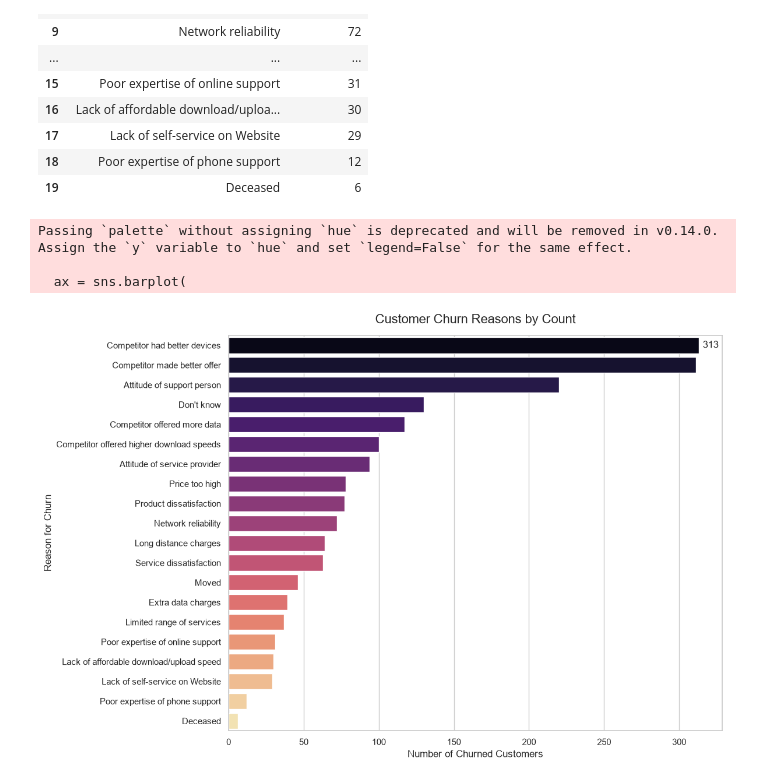
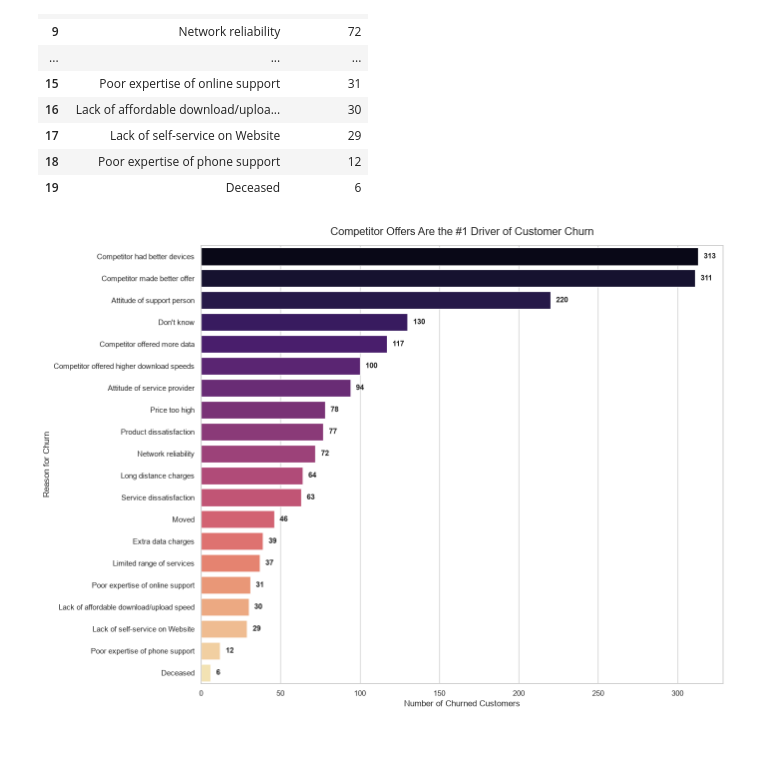
Before and after one commit to OmSoni-1/customer_retention_platform, a Jupyter notebook: notebooks/03_eda.ipynb, the cells around one changed output. Cells and saved outputs as stored; diff of their text form; code cells hidden in the pictures; blank space fills up the shorter version.

Commit message:
Completed 4 visualizations and moved from Azure to Postgres

```diff
--- a/notebooks/03_eda.ipynb
+++ b/notebooks/03_eda.ipynb
@@ -167,7 +119,7 @@ Passing `palette` without assigning `hue` is deprecated and will be removed in v
   sns.barplot(data=tenure_band_kpi_df, x=tenure_band_kpi_df["tenure_band"], y=tenure_band_kpi_df["churn_rate_percentage"], palette="Paired")
 [figure]
 # %%
-churn_reason_df = pd.read_sql("Select churn_reason, COUNT(customer_id) countchurn from customer_status where churn_reason is not null group by churn_reason order by 2 desc", engine)
+churn_reason_df = pd.read_sql("Select churn_reason, COUNT(customer_id) countchurn from status where churn_reason is not null group by churn_reason order by 2 desc", engine)
 # %%
 churn_reason_df
 # %% [output]
@@ -190,28 +142,30 @@ churn_reason_df
 | 19 | Deceased | 6 |
 # %%
 sns.set_theme(style="whitegrid")
-plt.figure(figsize=(12, 8))
+plt.figure(figsize=(14, 10))
 
+# 3. Create the horizontal bar plot
 ax = sns.barplot(
     x=churn_reason_df["countchurn"],
     y=churn_reason_df["churn_reason"],
     data=churn_reason_df,
-    palette="magma"  # Uses a clean gradient color map
+    palette="magma",
+    hue="churn_reason",
+    legend=False
 )
 
-# 4. Add data labels to the end of each bar for better readability
-ax.bar_label(ax.containers[0], padding=5)
 
-# 5. Customize titles and labels
-plt.title("Customer Churn Reasons by Count", fontsize=16, pad=15)
+for container in ax.containers:
+    ax.bar_label(container, padding=8, fontsize=11, weight='bold')
+
+
+#plt.title("Customer Churn Reasons by Count", fontsize=16, pad=15)
+plt.title("Competitor Offers Are the #1 Driver of Customer Churn", fontsize=16, pad=15)
 plt.xlabel("Number of Churned Customers", fontsize=12)
 plt.ylabel("Reason for Churn", fontsize=12)
 
-# 6. Adjust layout so long text labels don't get cut off
 plt.tight_layout()
+plt.savefig("../outputs/churn_by_reason.png", dpi=150, bbox_inches='tight')
 plt.show()
 # %% [output]
-Passing `palette` without assigning `hue` is deprecated and will be removed in v0.14.0. Assign the `y` variable to `hue` and set `legend=False` for the same effect.
-
-  ax = sns.barplot(
-[figure, old version]
+[figure, new version]
```
Also changed, not shown: parts of 17 cells of this notebook, 8 other files.
